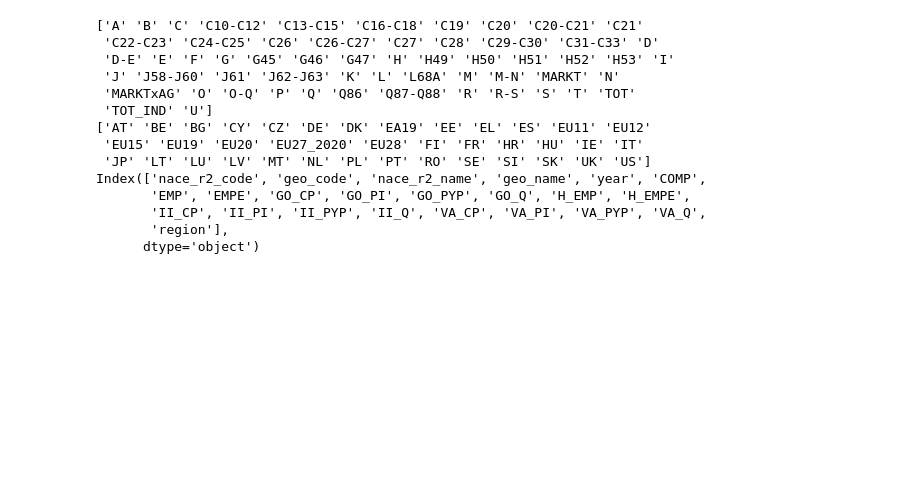
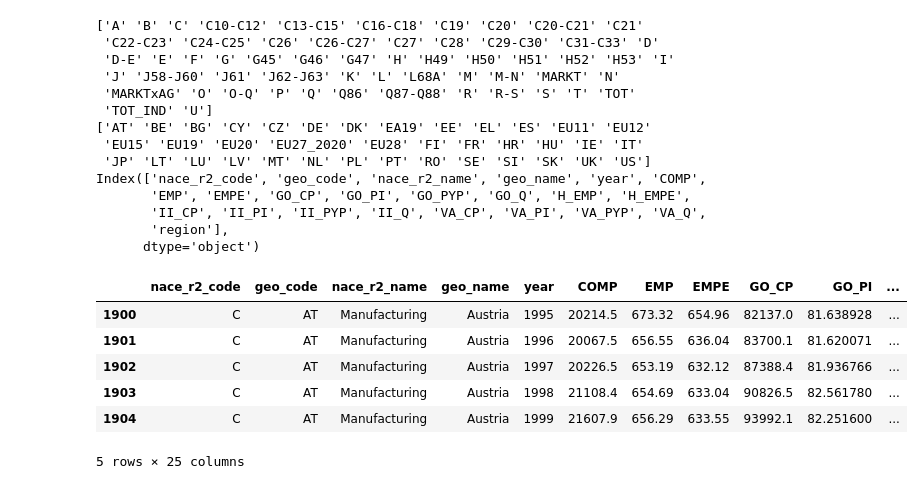
Before and after one commit to JanPintera/ad_hocPy, a Jupyter notebook: cee_competitiveness/CEE_competitivness.ipynb, the cells around one changed output. Saved outputs shown, nothing was run; the diff lists cells and outputs as text; code cells hidden in the pictures; blank space fills up the shorter version.

```diff
--- a/cee_competitiveness/CEE_competitivness.ipynb
+++ b/cee_competitiveness/CEE_competitivness.ipynb
@@ -280,7 +334,17 @@ Index(['nace_r2_code', 'geo_code', 'nace_r2_name', 'geo_name', 'year', 'COMP',
       dtype='object')
 # %%
 # Dustmann (2014): Figure 1 notes: unit labor cost for country i in period t, computed as the total wage bill (w_it*L_it)) divided by the value added of the country’s industry
-klems_ulc = klems_na.loc[(klems_na['nace_r2_code'].isin(['C', 'TOT']))].assign(ULC = lambda x: x['COMP'] / x['VA_CP']) # TODO: check if correct
+klems_ulc = klems_na.loc[(klems_na['nace_r2_code'].isin(['C', 'TOT']))].assign(ULC = lambda x: x['COMP'] / x['VA_CP']) # TODO: check if correct, get Real ULC!!!
+klems_ulc = klems_ulc.assign(productivity = lambda x: x['VA_CP'] / x['H_EMP']) # TODO: check Schröder (2020)  see footnote 14 - should be put to real values
+klems_ulc.head()
+# %% [output]
+|  | nace_r2_code | geo_code | nace_r2_name | geo_name | year | COMP | EMP | EMPE | GO_CP | GO_PI | ... |
+| 1900 | C | AT | Manufacturing | Austria | 1995 | 20214.5 | 673.32 | 654.96 | 82137.0 | 81.638928 | ... |
+| 1901 | C | AT | Manufacturing | Austria | 1996 | 20067.5 | 656.55 | 636.04 | 83700.1 | 81.620071 | ... |
+| 1902 | C | AT | Manufacturing | Austria | 1997 | 20226.5 | 653.19 | 632.12 | 87388.4 | 81.936766 | ... |
+| 1903 | C | AT | Manufacturing | Austria | 1998 | 21108.4 | 654.69 | 633.04 | 90826.5 | 82.561780 | ... |
+| 1904 | C | AT | Manufacturing | Austria | 1999 | 21607.9 | 656.29 | 633.55 | 93992.1 | 82.251600 | ... |
+5 rows × 25 columns
 # %%
 # TODO: this is in national currencies, fix it!
 klems_ulc_plot = klems_ulc.groupby(by=['geo_code', 'nace_r2_code'])
```
Also changed, not shown: parts of 18 cells of this notebook.
